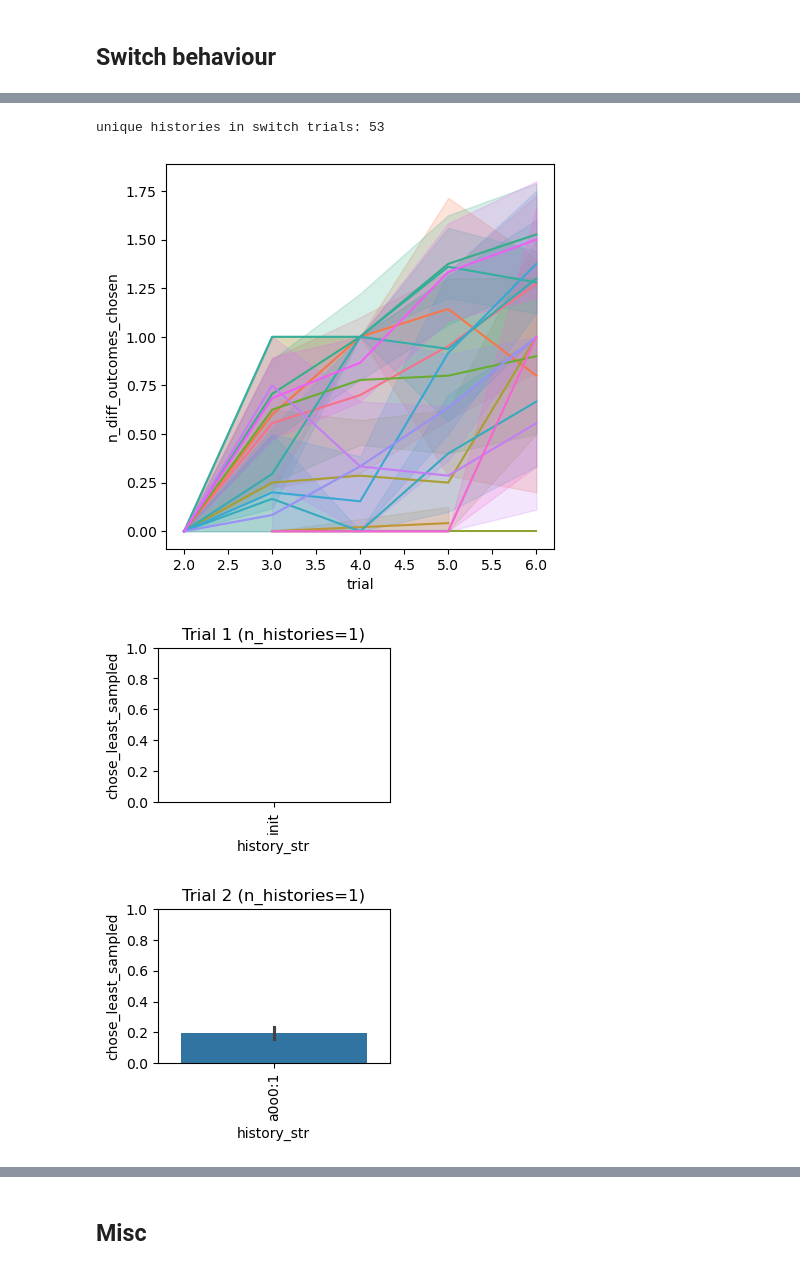
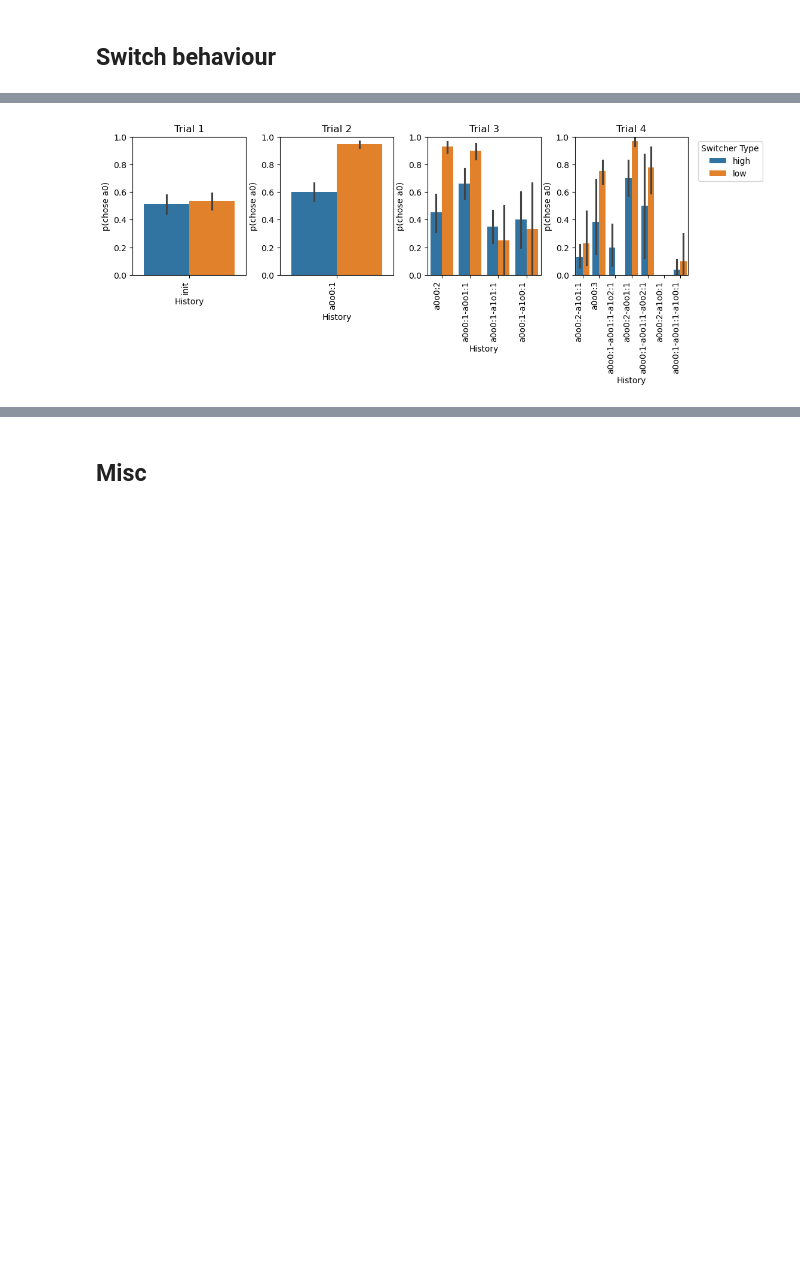
Before and after one commit to tgham/empBAMDP, a Jupyter notebook: empBAMDP.ipynb, the cells around one changed output, grey strips where cells are left out. Cells and saved outputs as stored; diff of their text form; code cells hidden in the pictures; blank space fills up the shorter version.

```diff
--- a/empBAMDP.ipynb
+++ b/empBAMDP.ipynb
@@ -300,6 +508,18 @@ sns.lineplot(data=switch_counts.reset_index(), x='room', y='switch_count',
 )
 plt.xlabel('Room')
 plt.ylabel('Number of Switch Trials')
+
+
+## mean split of switchers - i.e. see if people's mean number of switches per room is above or below the mean across all participants
+mean_switch_count = switch_counts.groupby('subject_id').agg({'switch_count': 'median'}).median().values[0]
+high_switchers = switch_counts.groupby('subject_id').agg({'switch_count': 'median'}).loc[lambda x: x['switch_count'] > mean_switch_count].index
+low_switchers = switch_counts.groupby('subject_id').agg({'switch_count': 'median'}).loc[lambda x: x['switch_count'] <= mean_switch_count].index
+data['sample'].loc[data['sample']['subject_id'].isin(high_switchers), 'switcher_type'] = 'high'
+data['sample'].loc[data['sample']['subject_id'].isin(low_switchers), 'switcher_type'] = 'low'
+
+## count the number of switches in each room
+data['sample']['switch_count'] = data['sample'].groupby(['subject_id', 'room'])['repeat_choice'].transform(lambda x: (x==False).sum())
+data['sample']['switchy_room'] = data['sample'].groupby(['subject_id', 'room'])['switch_count'].transform(lambda x: (x > mean_switch_count))
 # %% [output]
 [figure]
 [figure]
@@ -308,25 +582,34 @@ plt.ylabel('Number of Switch Trials')
 # %%
-## examine trials where ppt did not stick with the same arm
-excl_t = 7
-df_switch = data['sample'].loc[(data['sample']['repeat_choice']==False) &
-                               (data['sample']['trial'] < excl_t)
-                            #    (data['sample']['trial'] != excl_t)
-                               ]
-print('unique histories in switch trials:', df_switch['history_str'].nunique())
-plt.figure()
-sns.lineplot(data=df_switch, x='trial', y='n_diff_outcomes_chosen', hue='subject_id', legend = False)
+ppt_sets = {
+            'all_ppts': data['sample']['subject_id'].unique(),
+}
+# for ppt in data['sample']['subject_id'].unique():
+#     ppt_sets[f'ppt_{ppt}'] = [ppt]
+n_t_toplot = 4
+for group, ppt_set in ppt_sets.items():
 
-## or, loop through histories and plot proportion of least_sampled choices
-for t in range(1, excl_t):
-    df_tmp = data['sample'].loc[data['sample']['trial']==t]
-    n_histories = df_tmp['history_str'].nunique()
-    plt.figure(figsize=(3,2))
-    sns.barplot(data=df_tmp, x='history_str', y='chose_least_sampled')
-    plt.ylim(0, 1)
-    plt.title(f'Trial {t} (n_histories={n_histories})')
-    plt.xticks(rotation=90)
+    ## loop through histories and plot proportion of least_sampled choices
+    fig, axs = plt.subplots(1, n_t_toplot, figsize=(n_t_toplot*3, 3))
+    for t in range(1, n_t_toplot+1):
+
+        ## just plot ppts
+        df_tmp = data['sample'].loc[(data['sample']['trial']==t)
+                                    & (data['sample']['subject_id'].isin(ppt_set))
+                                    ]
+
+        ## or split by ell agent?
+    #  df_tmp = df_long.loc[df_long['trial']==t]
+
+        sns.barplot(data=df_tmp, x='history_str', y='chose_a0',
+                 hue = 'switcher_type', ax = axs[t-1], legend = t==n_t_toplot
+                    )
+        axs[t-1].set_ylim(0, 1)
+        axs[t-1].set_title(f'Trial {t}')
+        # rotate x-axis labels
+        axs[t-1].set_xticklabels(axs[t-1].get_xticklabels(), rotation=90, ha='right')
+        axs[t-1].set_xlabel('History')
+        axs[t-1].set_ylabel('p(chose a0)')
+    axs[t-1].legend(bbox_to_anchor=(1.05, 1), loc='upper left', title='Switcher Type')
+    plt.subplots_adjust(wspace=0.3)
 # %% [output]
-unique histories in switch trials: 53
-[figure, old version]
+[figure, new version]
-[figure, removed]
-[figure, removed]
```
Also changed, not shown: parts of 27 cells of this notebook.
